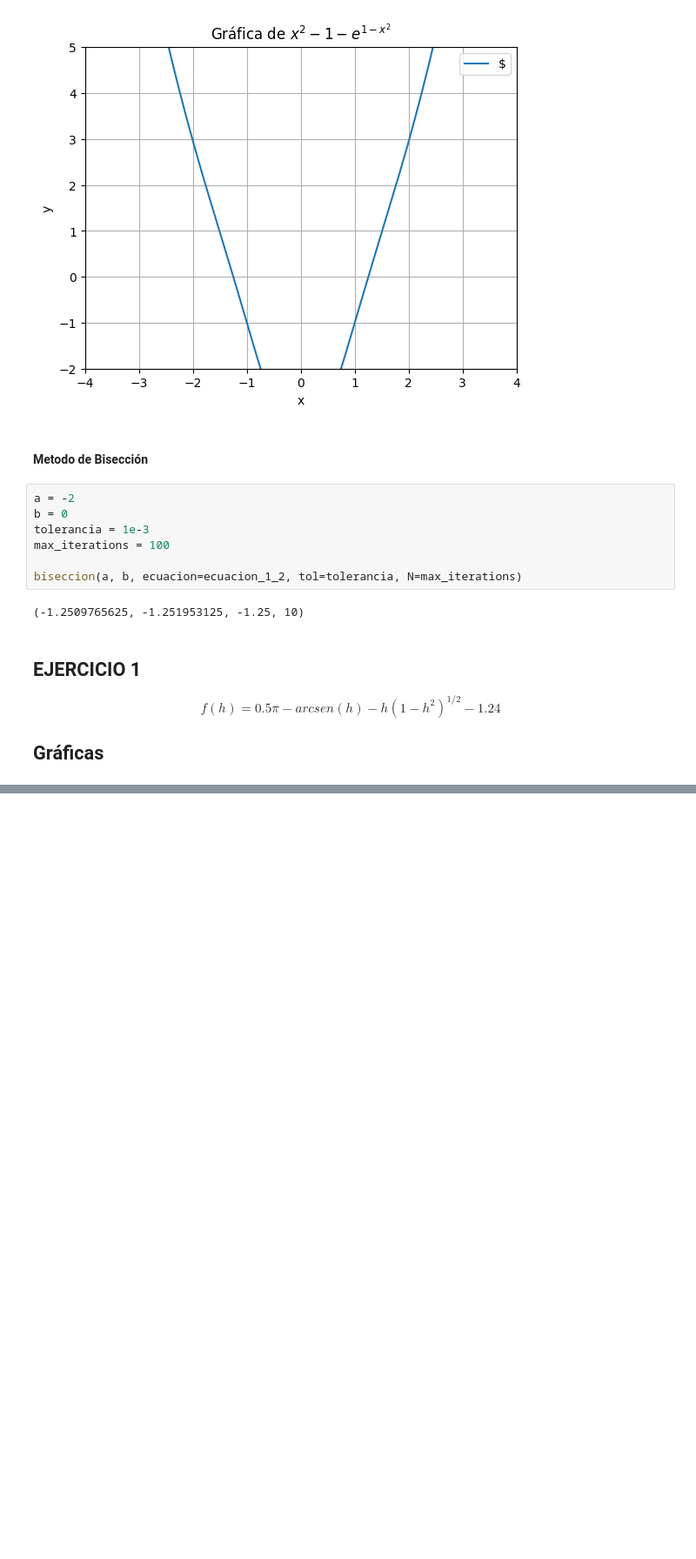
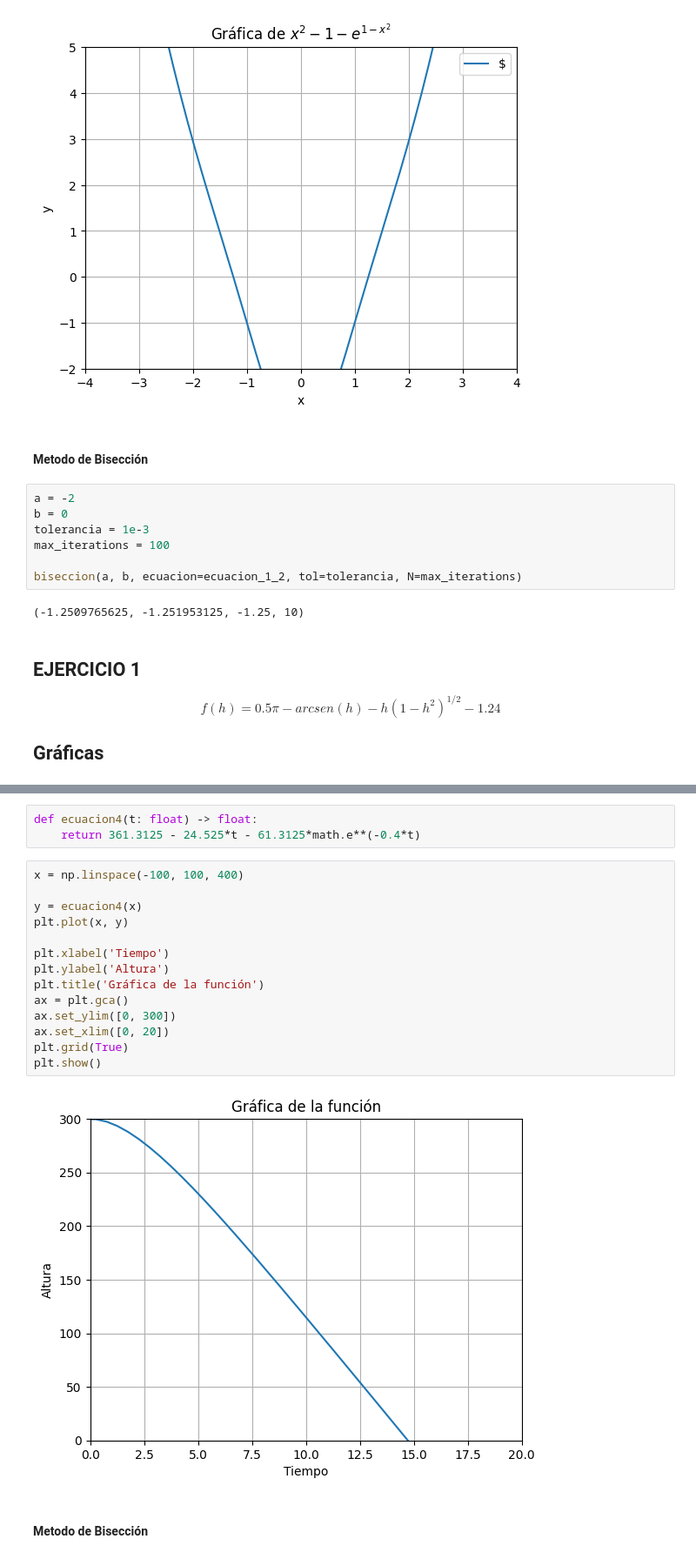
Before and after one commit to Z0rban/M-todo-de-la-Bisecci-n, a Jupyter notebook: Ejercicios.ipynb, the cells around one changed output, grey strips where cells are left out. Shown at 87% size. Drawn from its saved outputs; the diff is of its cells as text; blank space fills up the shorter version.

```diff
--- a/Ejercicios.ipynb
+++ b/Ejercicios.ipynb
@@ -202,0 +206,21 @@ biseccion(a, b, ecuacion=ecuacion3, tol=tolerancia, N=max_iterations)
+# %%
+def ecuacion4(t: float) -> float:
+    return 361.3125 - 24.525*t - 61.3125*math.e**(-0.4*t)
+# %%
+x = np.linspace(-100, 100, 400)
+
+y = ecuacion4(x)
+plt.plot(x, y)
+
+plt.xlabel('Tiempo')
+plt.ylabel('Altura')
+plt.title('Gráfica de la función')
+ax = plt.gca()
+ax.set_ylim([0, 300])
+ax.set_xlim([0, 20])
+plt.grid(True)
+plt.show()
+# %% [output]
+[figure, added]
+# %% [markdown]
+#### Metodo de Bisección
```
Also changed, not shown: parts of 11 cells of this notebook.
